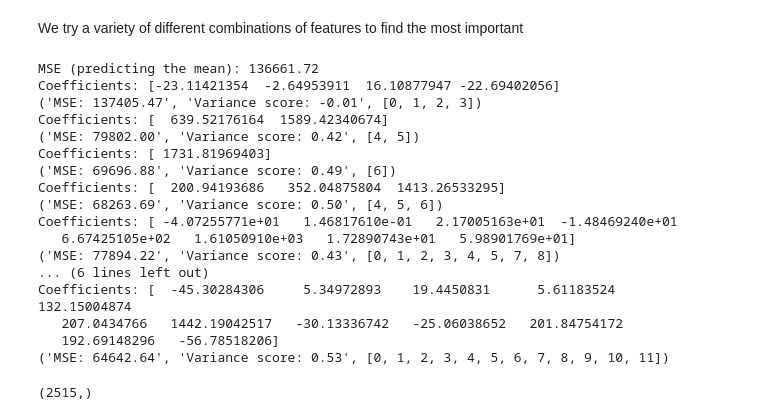
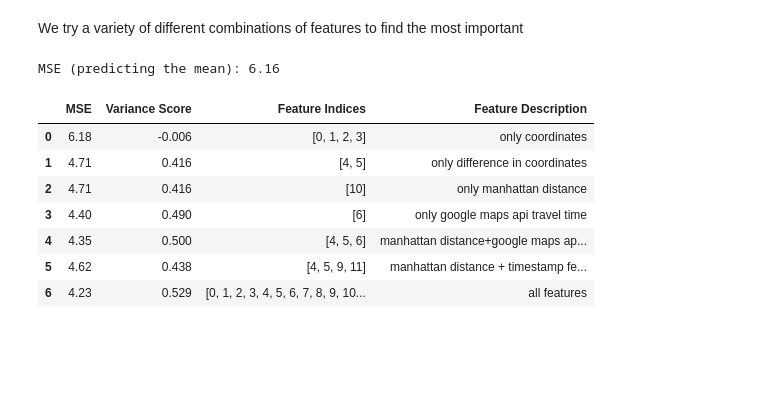
Before and after one commit to dhruvcmu/practicaldatascience, a Jupyter notebook: Final_Report.ipynb, the cells around one changed output. Drawn from its saved outputs; the diff is of its cells as text; code cells hidden in the pictures; blank space fills up the shorter version.

```diff
--- a/Final_Report.ipynb
+++ b/Final_Report.ipynb
@@ -546,47 +515,35 @@ print y.shape
 We try a variety of different combinations of features to find the most important
 # %%
 regr = linear_model.LinearRegression()
-# Train the model using the training sets
-def trainAndPrintResults(idxChoice,meanPrint=False):
+def trainAndPrintResults(idxChoice,ftrs,meanPrint=False):
     XSub = X[:,idxChoice]
     X_, X_test, y_, y_test = train_test_split(XSub,y, test_size=0.3, random_state=0)
     regr.fit(X_, y_)
-    if meanPrint:
-        print("MSE (predicting the mean): %.2f" % (np.mean((y_.mean() - y_test) ** 2)))
-    # The coefficients
-    print'Coefficients:', regr.coef_
-    # The mean squared error
-    print("MSE: %.2f"
-          % (np.mean((regr.predict(X_test) - y_test) ** 2)),
-          'Variance score: %.2f' % regr.score(X_test, y_test),idxChoice)
-trainAndPrintResults([0,1,2,3],True)
-trainAndPrintResults([4,5])
-trainAndPrintResults([6])
-trainAndPrintResults([4,5,6])
-trainAndPrintResults([0,1,2,3,4,5,7,8])
-trainAndPrintResults([4,5,9])
-trainAndPrintResults([10])
-trainAndPrintResults([10,11])
-trainAndPrintResults([i for i in range(0,12)])
+#     print'Coefficients:', regr.coef_
+    return ("%.2f"
+          % (np.sqrt(np.mean((regr.predict(X_test) - y_test) ** 2))/60),
+          '%.3f' % regr.score(X_test, y_test),idxChoice,ftrs)
+XSub = X[:,[i for i in range(0,12)]]
+X_, X_test, y_, y_test = train_test_split(XSub,y, test_size=0.3, random_state=0)
+regr.fit(X_, y_)
+print("MSE (predicting the mean): %.2f" % (np.sqrt(np.mean((y_.mean() - y_test) ** 2))/60))
+regrResults = []
+regrResults.append(trainAndPrintResults([0,1,2,3],'only coordinates'))
+regrResults.append(trainAndPrintResults([4,5],'only difference in coordinates'))
+regrResults.append(trainAndPrintResults([10],'only manhattan distance'))
+regrResults.append(trainAndPrintResults([6],'only google maps api travel time'))
+regrResults.append(trainAndPrintResults([4,5,6],'manhattan distance+google maps api travel time'))
+regrResults.append(trainAndPrintResults([4,5,9,11],'manhattan distance + timestamp features'))
+regrResults.append(trainAndPrintResults([i for i in range(0,12)],'all features'))
+resDf = pd.DataFrame(regrResults,columns=['MSE','Variance Score','Feature Indices','Feature Description'])
+resDf
 # %% [output]
-MSE (predicting the mean): 136661.72
-Coefficients: [-23.11421354  -2.64953911  16.10877947 -22.69402056]
-('MSE: 137405.47', 'Variance score: -0.01', [0, 1, 2, 3])
-Coefficients: [  639.52176164  1589.42340674]
-('MSE: 79802.00', 'Variance score: 0.42', [4, 5])
-Coefficients: [ 1731.81969403]
-('MSE: 69696.88', 'Variance score: 0.49', [6])
-Coefficients: [  200.94193686   352.04875804  1413.26533295]
-('MSE: 68263.69', 'Variance score: 0.50', [4, 5, 6])
-Coefficients: [ -4.07255771e+01   1.46817610e-01   2.17005163e+01  -1.48469240e+01
-   6.67425105e+02   1.61050910e+03   1.72890743e+01   5.98901769e+01]
-('MSE: 77894.22', 'Variance score: 0.43', [0, 1, 2, 3, 4, 5, 7, 8])
-... (6 lines left out)
-Coefficients: [  -45.30284306     5.34972893    19.4450831      5.61183524   132.15004874
-   207.0434766   1442.19042517   -30.13336742   -25.06038652   201.84754172
-   192.69148296   -56.78518206]
-('MSE: 64642.64', 'Variance score: 0.53', [0, 1, 2, 3, 4, 5, 6, 7, 8, 9, 10, 11])
+MSE (predicting the mean): 6.16
+|  | MSE | Variance Score | Feature Indices | Feature Description |
+| 0 | 6.18 | -0.006 | [0, 1, 2, 3] | only coordinates |
+| 1 | 4.71 | 0.416 | [4, 5] | only difference in coordinates |
+| 2 | 4.71 | 0.416 | [10] | only manhattan distance |
+| 3 | 4.40 | 0.490 | [6] | only google maps api travel time |
+| 4 | 4.35 | 0.500 | [4, 5, 6] | manhattan distance+google maps ap... |
+| 5 | 4.62 | 0.438 | [4, 5, 9, 11] | manhattan distance + timestamp fe... |
+| 6 | 4.23 | 0.529 | [0, 1, 2, 3, 4, 5, 6, 7, 8, 9, 10... | all features |
-# %%
-print y_test.shape
-# %% [output]
-(2515,)
```
Also changed, not shown: parts of 20 cells of this notebook, 1 other file.
